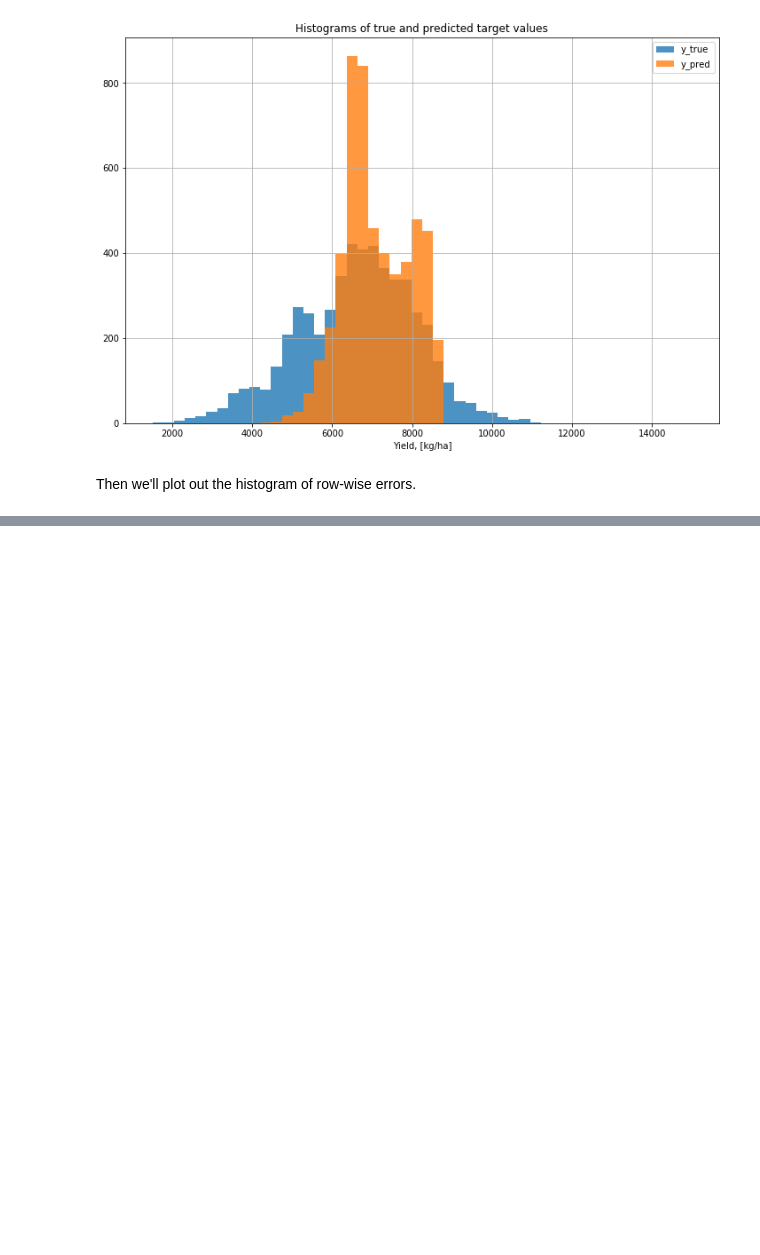
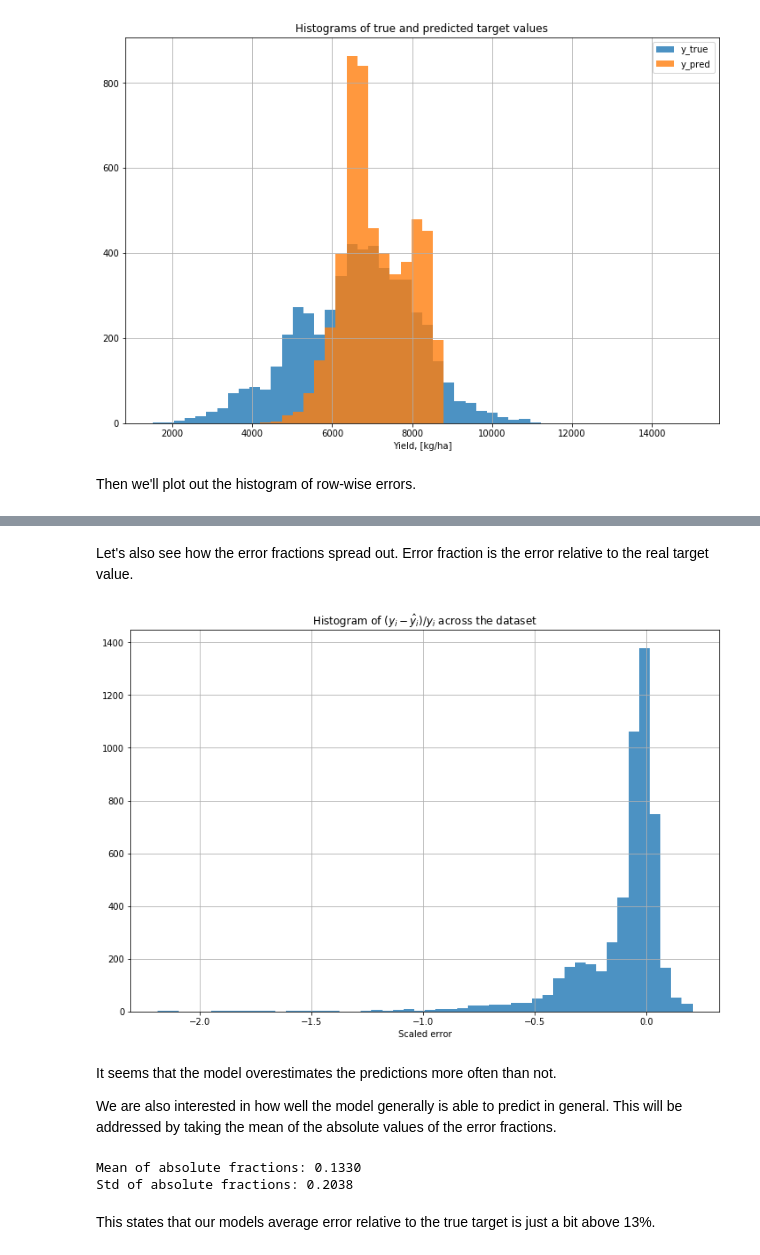
Before and after one commit to CSTEZCAN/crop-yield-cnn, a Jupyter notebook: Appendix A. Re-training the Model.ipynb, the cells around one changed output, grey strips where cells are left out. Saved outputs shown, nothing was run; the diff lists cells and outputs as text; code cells hidden in the pictures; blank space fills up the shorter version.

```diff
--- a/Appendix A. Re-training the Model.ipynb
+++ b/Appendix A. Re-training the Model.ipynb
@@ -134,0 +135,22 @@ plt.show()
+# %% [markdown]
+Let's also see how the error fractions spread out. Error fraction is the error relative to the real target value.
+# %%
+plt.hist((df.y_true-df.y_pred)/df.y_true,bins=50,alpha=0.8)
+plt.grid()
+plt.title('Histogram of $(y_i-\hat{y}_i)/y_i$ across the dataset')
+plt.xlabel('Scaled error')
+plt.show()
+# %% [output]
+[figure, added]
+# %% [markdown]
+It seems that the model overestimates the predictions more often than not.
+
+We are also interested in how well the model generally is able to predict in general. This will be addressed by taking the mean of the absolute values of the error fractions.
+# %%
+print(f'Mean of absolute fractions: {((df.y_true-df.y_pred)/df.y_true).abs().mean():.4f}')
+print(f'Std of absolute fractions: {((df.y_true-df.y_pred)/df.y_true).abs().std():.4f}')
+# %% [output]
+Mean of absolute fractions: 0.1330
+Std of absolute fractions: 0.2038
+# %% [markdown]
+This states that our models average error relative to the true target is just a bit above 13%.
```
Also changed, not shown: parts of 1 cell of this notebook, 1 other file.
